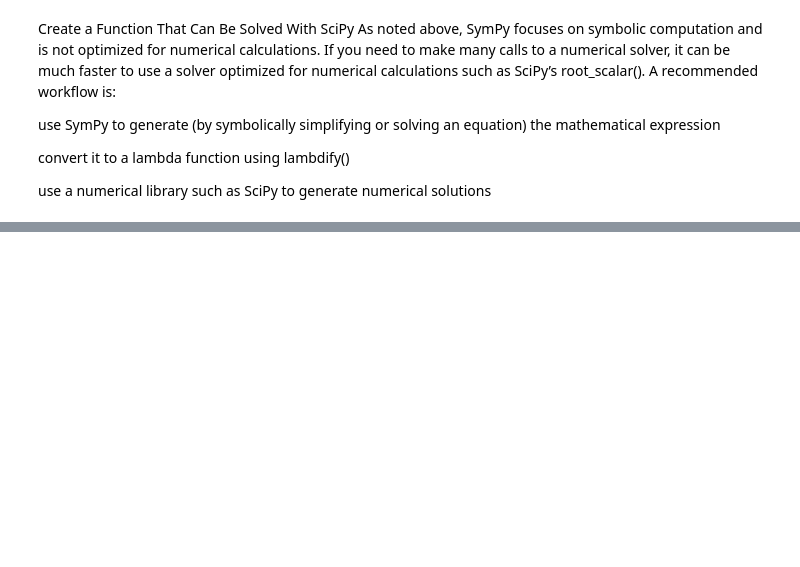
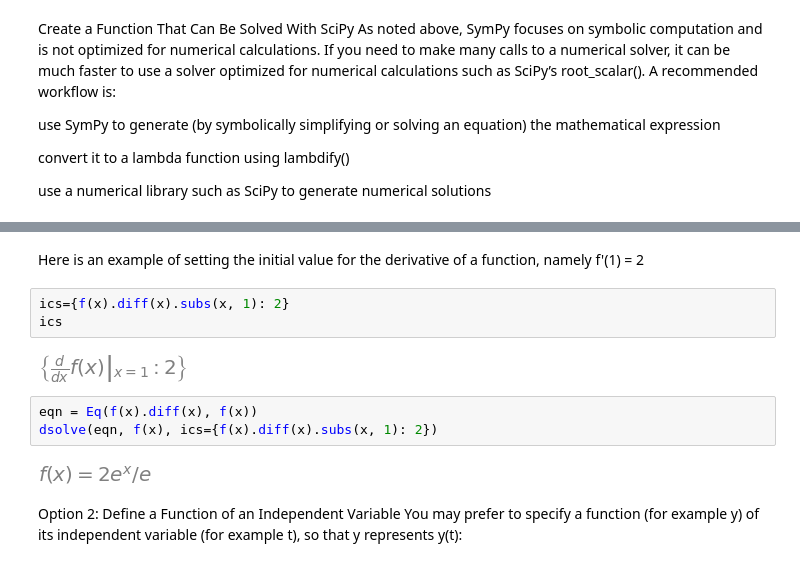
Before and after one commit to raywkhon/PyAstro, a Jupyter notebook: SymPy.ipynb, the cells around one changed output, grey strips where cells are left out. Drawn from its saved outputs; the diff is of its cells as text; blank space fills up the shorter version.

```diff
--- a/SymPy.ipynb
+++ b/SymPy.ipynb
@@ -470,0 +629,15 @@ sol.root
+# %% [markdown]
+Here is an example of setting the initial value for the derivative of a function, namely f'(1) = 2
+# %%
+ics={f(x).diff(x).subs(x, 1): 2}
+ics
+# %% [output]
+[figure, added]
+# %%
+eqn = Eq(f(x).diff(x), f(x))
+dsolve(eqn, f(x), ics={f(x).diff(x).subs(x, 1): 2})
+# %% [output]
+[figure, added]
+# %% [markdown]
+Option 2: Define a Function of an Independent Variable
+You may prefer to specify a function (for example y) of its independent variable (for example t), so that y represents y(t):
```
Also changed, not shown: parts of 75 cells of this notebook, 1 other file.
